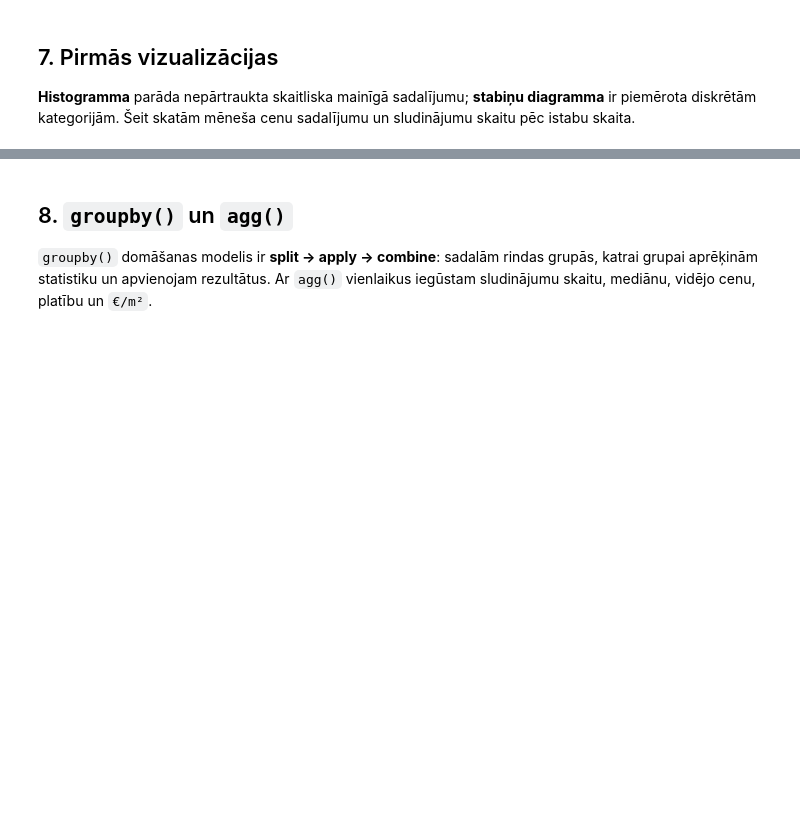
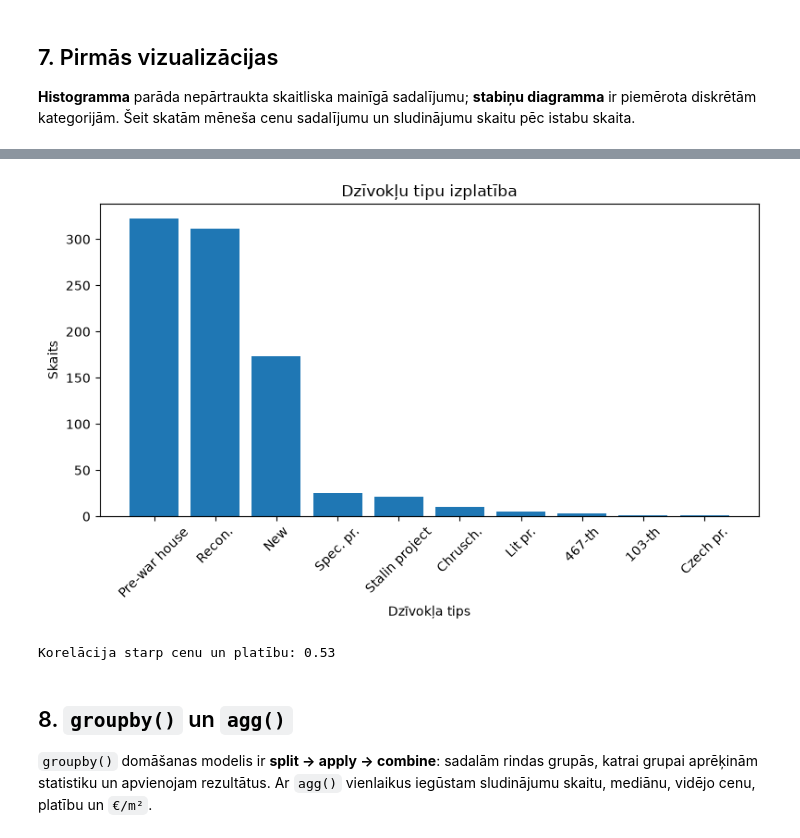
Before and after one commit to ValRCS/RTU_BDAA_Course_2026, a Jupyter notebook: notebooks/lecture_07_data_analysis_visualization/07_data_analysis_visualization.ipynb, the cells around one changed output, grey strips where cells are left out. Saved outputs shown, nothing was run; the diff lists cells and outputs as text; code cells hidden in the pictures; blank space fills up the shorter version.

```diff
--- a/notebooks/lecture_07_data_analysis_visualization/07_data_analysis_visualization.ipynb
+++ b/notebooks/lecture_07_data_analysis_visualization/07_data_analysis_visualization.ipynb
@@ -173,3 +476,21 @@ plt.title("Sludinājumi pēc istabu skaita"); plt.tight_layout(); plt.show()
+# %%
+# apskatamies dzīvokļu tipus kā stabiņus
+plt.figure(figsize=(8,5))
+plt.bar(df["building_series"].value_counts().index, df["building_series"].value_counts().values)
+plt.xlabel("Dzīvokļa tips")
+plt.ylabel("Skaits")
+plt.title("Dzīvokļu tipu izplatība")
+plt.xticks(rotation=45)
+plt.tight_layout()
+plt.show()
+# %% [output]
+[figure, added]
+# %%
+# izrēķināsim korelāciju starp cenu un platību
+correlation = df["area_m2"].corr(df["price_eur"])
+print("Korelācija starp cenu un platību:", round(correlation, 2))
+# %% [output]
+Korelācija starp cenu un platību: 0.53
 # %% [markdown]
 ## 8. `groupby()` un `agg()`
 
```
Also changed, not shown: parts of 21 cells of this notebook, 3 other files.
